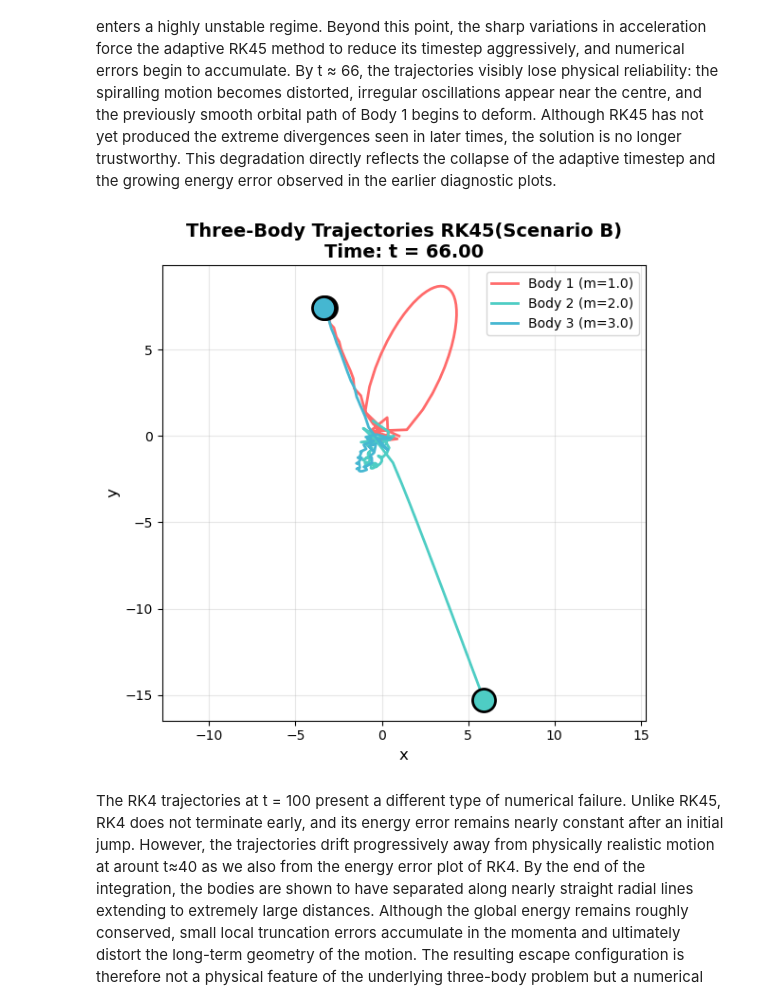
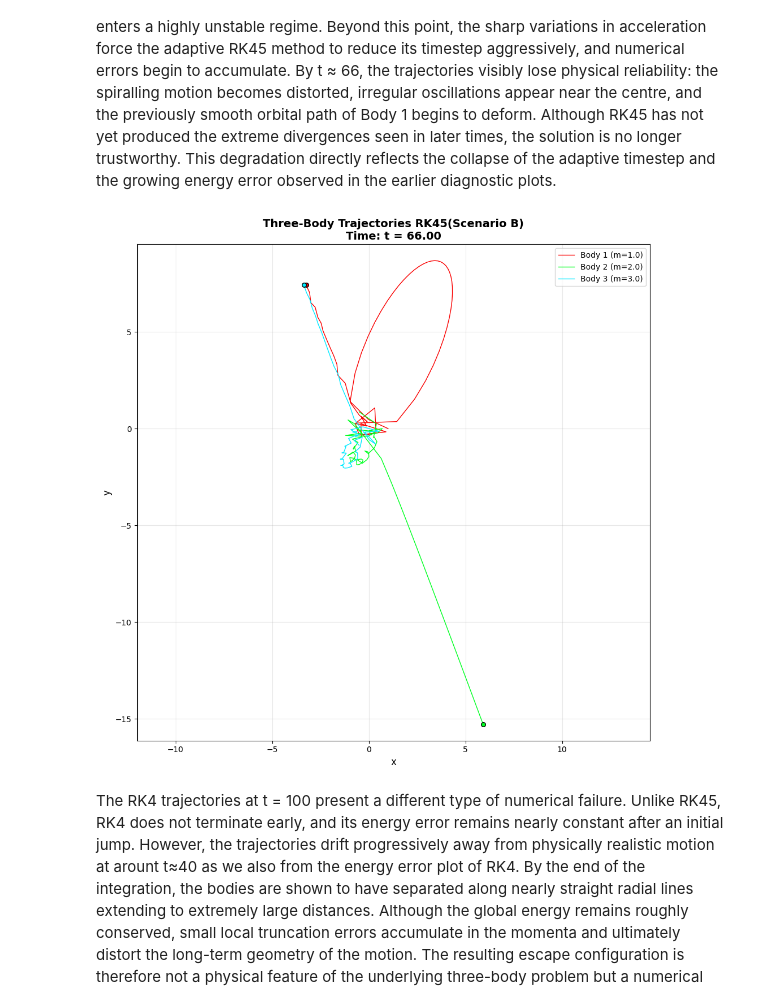
Before and after one commit to casafeng/ThreeBodyProblem, a Jupyter notebook: final_draft.ipynb, the cells around one changed output. Drawn from its saved outputs; the diff is of its cells as text; code cells hidden in the pictures.

```diff
--- a/final_draft.ipynb
+++ b/final_draft.ipynb
@@ -983,11 +905,7 @@ plt.show()
 # %% [markdown]
 The RK45 trajectories for Scenario B initially display coherent motion: Body 1 traces an elongated elliptical orbit while Bodies 2 and 3 spiral inward as they undergo increasingly close interactions. This behaviour persists up to approximately t ≈ 40, when the system enters a highly unstable regime. Beyond this point, the sharp variations in acceleration force the adaptive RK45 method to reduce its timestep aggressively, and numerical errors begin to accumulate. By t ≈ 66, the trajectories visibly lose physical reliability: the spiralling motion becomes distorted, irregular oscillations appear near the centre, and the previously smooth orbital path of Body 1 begins to deform. Although RK45 has not yet produced the extreme divergences seen in later times, the solution is no longer trustworthy. This degradation directly reflects the collapse of the adaptive timestep and the growing energy error observed in the earlier diagnostic plots.
 # %%
-
-# ===========================
-# ANIMATED STOP-MOTION PLOT
-# ===========================
-colors = ['#FF6B6B', '#4ECDC4', '#45B7D1']
+colors = ["#FA0000", "#00FF22", "#00EAFF"]
 labels = [f'Body 1 (m={m1B})', f'Body 2 (m={m2B})', f'Body 3 (m={m3B})']
 
 # Number of frames
@@ -1006,48 +924,48 @@ for frame_idx, idx in enumerate(frame_indices):
     clear_output(wait=True)
 
     # Create new figure
-    fig, ax = plt.subplots(figsize=(6, 6))
+    fig, ax = plt.subplots(figsize=(10, 10))
 
     # Plot trajectories up to this time point
     ax.plot(p1x_rk45[:idx+1], p1y_rk45[:idx+1],
-            color=colors[0], linewidth=2, label=labels[0])
+            color=colors[0], linewidth=1, label=labels[0])
     ax.plot(p2x_rk45[:idx+1], p2y_rk45[:idx+1],
-            color=colors[1], linewidth=2, label=labels[1])
+            color=colors[1], linewidth=1, label=labels[1])
     ax.plot(p3x_rk45[:idx+1], p3y_rk45[:idx+1],
-            color=colors[2], linewidth=2, label=labels[2])
+            color=colors[2], linewidth=1, label=labels[2])
 
     # Plot current positions as larger markers
     ax.scatter(p1x_rk45[idx], p1y_rk45[idx],
-              color=colors[0], s=300, marker='o',
-              edgecolors='black', linewidth=2, zorder=5)
+              color=colors[0], s=30, marker='o',
+              edgecolors='black', linewidth=1, zorder=5)
     ax.scatter(p2x_rk45[idx], p2y_rk45[idx],
-              color=colors[1], s=300, marker='o',
-              edgecolors='black', linewidth=2, zorder=5)
+              color=colors[1], s=30, marker='o',
+              edgecolors='black', linewidth=1, zorder=5)
     ax.scatter(p3x_rk45[idx], p3y_rk45[idx],
-              color=colors[2], s=300, marker='o',
-              edgecolors='black', linewidth=2, zorder=5)
+              color=colors[2], s=30, marker='o',
+              edgecolors='black', linewidth=1, zorder=5)
 
     # Set consistent axis properties
     ax.set_xlim(x_min, x_max)
     ax.set_ylim(y_min, y_max)
     ax.set_title(f"Three-Body Trajectories RK45(Scenario B)\nTime: t = {t_rk45[idx]:.2f}",
                 fontsize=14, fontweight='bold')
     ax.set_xlabel("x", fontsize=12)
     ax.set_ylabel("y", fontsize=12)
     ax.axis("equal")
     ax.grid(True, alpha=0.3)
     ax.legend(loc='upper right', fontsize=10)
 
     plt.tight_layout()
     plt.show()
 
     # Close figure to free memory
     plt.close(fig)
 
     # Pause between frames
     time.sleep(0.1)
 # %% [output]
-[figure, old version]
+[figure, new version]
 # %% [markdown]
 The RK4 trajectories at t = 100 present a different type of numerical failure. Unlike RK45, RK4 does not terminate early, and its energy error remains nearly constant after an initial jump. However, the trajectories drift progressively away from physically realistic motion at arount t≈40 as we also from the energy error plot of RK4. By the end of the integration, the bodies are shown to have separated along nearly straight radial lines extending to extremely large distances. Although the global energy remains roughly conserved, small local truncation errors accumulate in the momenta and ultimately distort the long-term geometry of the motion. The resulting escape configuration is therefore not a physical feature of the underlying three-body problem but a numerical artifact arising from the RK4 method’s.
 
```
Also changed, not shown: parts of 17 cells of this notebook.
